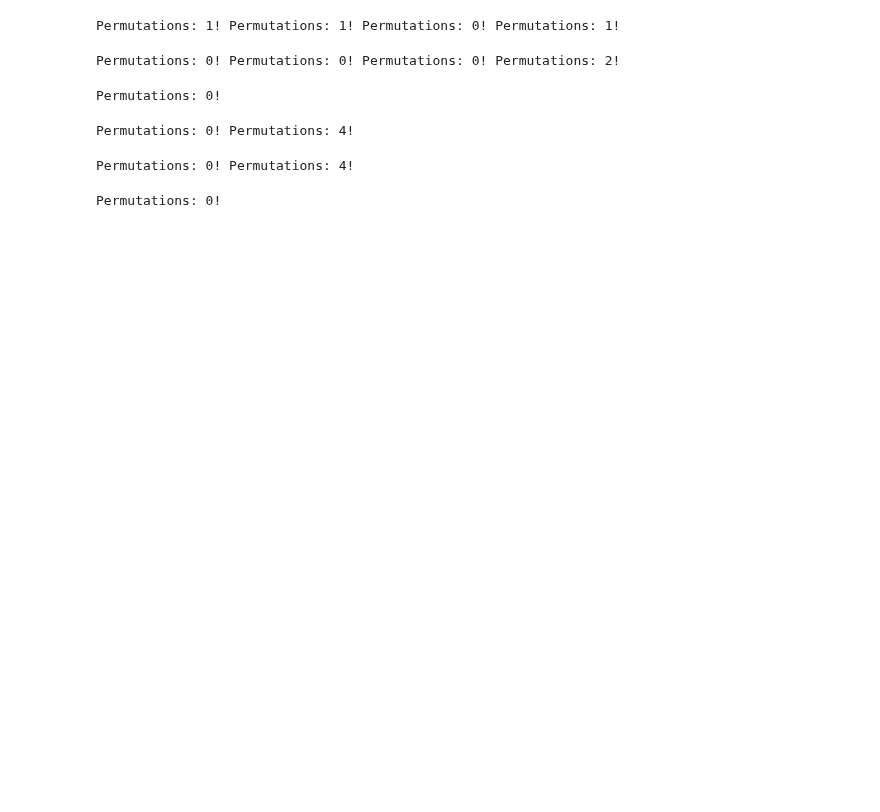
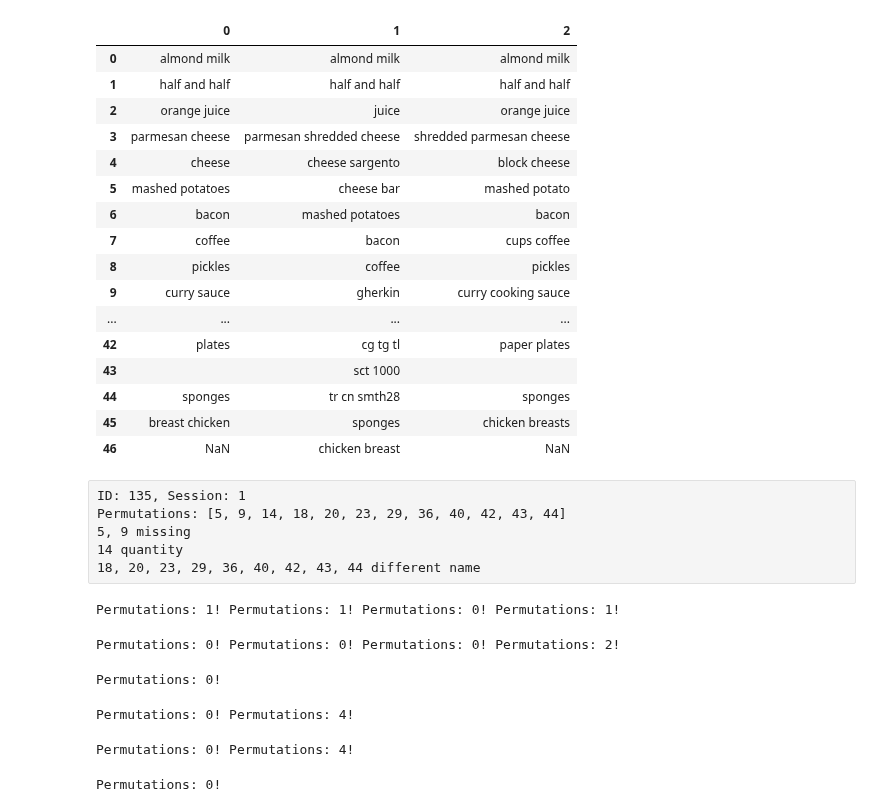
Before and after one commit to jjailer/grocery-receipt-data-cleaning, a Jupyter notebook: Scripts/merge.ipynb, the cells around one changed output. Drawn from its saved outputs; the diff is of its cells as text; code cells hidden in the pictures; blank space fills up the shorter version.

```diff
--- a/Scripts/merge.ipynb
+++ b/Scripts/merge.ipynb
@@ -285,3 +299,33 @@ def align_by_algo():
+# %%
+pid, session = 135, 1
+display(pd.concat([dfs[0].loc[(dfs[0].ID == pid) & (dfs[0].Session == session), 'Item'].reset_index(drop=True),
+                   dfs[1].loc[(dfs[1].ID == pid) & (dfs[1].Session == session), 'Item'].reset_index(drop=True),
+                   dfs[2].loc[(dfs[2].ID == pid) & (dfs[2].Session == session), 'Item'].reset_index(drop=True)],
+                  ignore_index=True, axis=1))
+# %% [output]
+|  | 0 | 1 | 2 |
+| 0 | almond milk | almond milk | almond milk |
+| 1 | half and half | half and half | half and half |
+| 2 | orange juice | juice | orange juice |
+| 3 | parmesan cheese | parmesan shredded cheese | shredded parmesan cheese |
+| 4 | cheese | cheese sargento | block cheese |
+| 5 | mashed potatoes | cheese bar | mashed potato |
+| 6 | bacon | mashed potatoes | bacon |
+| 7 | coffee | bacon | cups coffee |
+| 8 | pickles | coffee | pickles |
+| 9 | curry sauce | gherkin | curry cooking sauce |
+| ... | ... | ... | ... |
+| 42 | plates | cg tg tl | paper plates |
+| 43 |  | sct 1000 |  |
+| 44 | sponges | tr cn smth28 | sponges |
+| 45 | breast chicken | sponges | chicken breasts |
+| 46 | NaN | chicken breast | NaN |
+# %% [raw]
+ID: 135, Session: 1
+Permutations: [5, 9, 14, 18, 20, 23, 29, 36, 40, 42, 43, 44]
+5, 9 missing
+14 quantity
+18, 20, 23, 29, 36, 40, 42, 43, 44 different name
 # %%
 df_merged = align_by_algo()
 # %% [output]
```
Also changed, not shown: parts of 7 cells of this notebook.
